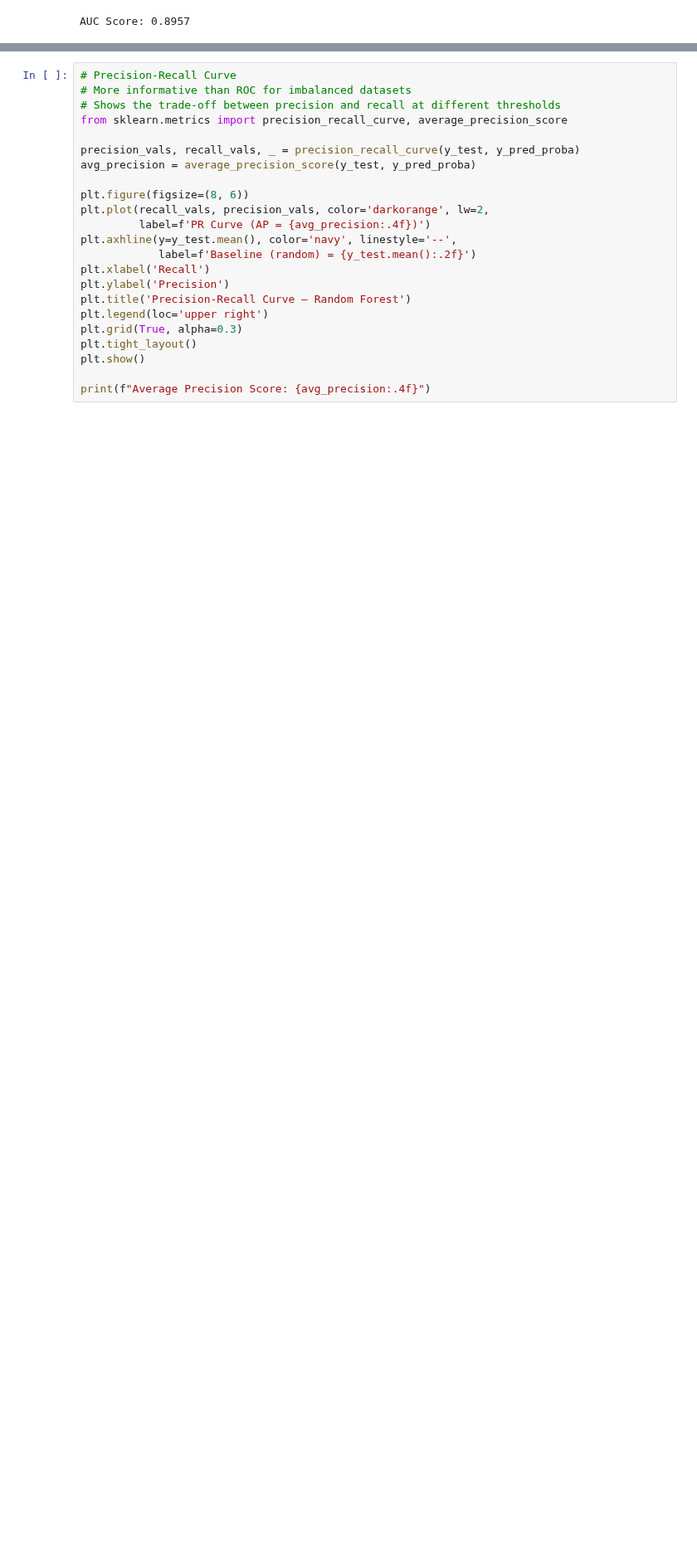
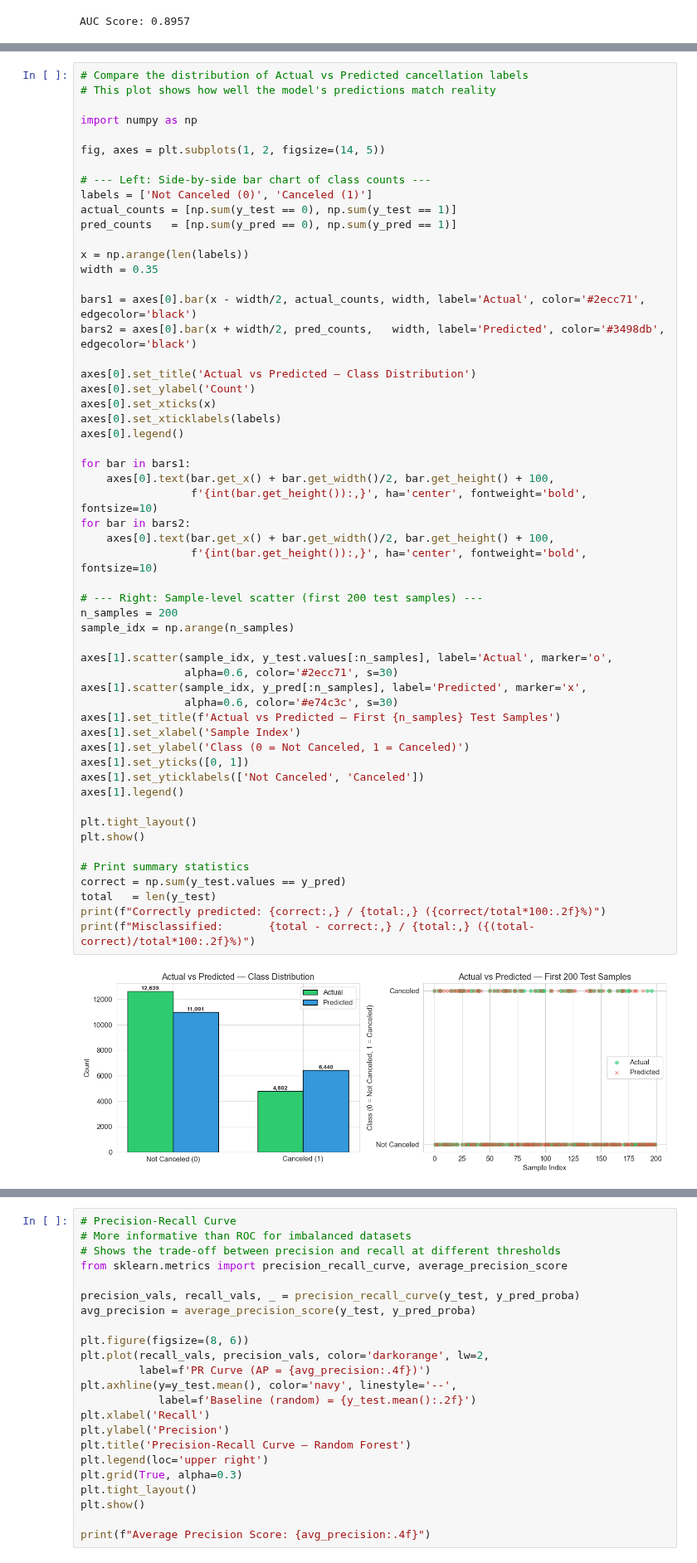
Before and after one commit to elladeniya-dev/ML-Predictive-Analysis, a Jupyter notebook: RandomForest.ipynb, the cells around one changed output, grey strips where cells are left out. Shown at 83% size. Saved outputs shown, nothing was run; the diff lists cells and outputs as text; blank space fills up the shorter version.

```diff
--- a/RandomForest.ipynb
+++ b/RandomForest.ipynb
@@ -732,0 +735,57 @@ AUC Score: 0.8957
+# %%
+# Compare the distribution of Actual vs Predicted cancellation labels
+# This plot shows how well the model's predictions match reality
+
+import numpy as np
+
+fig, axes = plt.subplots(1, 2, figsize=(14, 5))
+
+# --- Left: Side-by-side bar chart of class counts ---
+labels = ['Not Canceled (0)', 'Canceled (1)']
+actual_counts = [np.sum(y_test == 0), np.sum(y_test == 1)]
+pred_counts   = [np.sum(y_pred == 0), np.sum(y_pred == 1)]
+
+x = np.arange(len(labels))
+width = 0.35
+
+bars1 = axes[0].bar(x - width/2, actual_counts, width, label='Actual', color='#2ecc71', edgecolor='black')
+bars2 = axes[0].bar(x + width/2, pred_counts,   width, label='Predicted', color='#3498db', edgecolor='black')
+
+axes[0].set_title('Actual vs Predicted — Class Distribution')
+axes[0].set_ylabel('Count')
+axes[0].set_xticks(x)
+axes[0].set_xticklabels(labels)
+axes[0].legend()
+
+for bar in bars1:
+    axes[0].text(bar.get_x() + bar.get_width()/2, bar.get_height() + 100,
+                 f'{int(bar.get_height()):,}', ha='center', fontweight='bold', fontsize=10)
+for bar in bars2:
+    axes[0].text(bar.get_x() + bar.get_width()/2, bar.get_height() + 100,
+                 f'{int(bar.get_height()):,}', ha='center', fontweight='bold', fontsize=10)
+
+# --- Right: Sample-level scatter (first 200 test samples) ---
+n_samples = 200
+sample_idx = np.arange(n_samples)
+
+axes[1].scatter(sample_idx, y_test.values[:n_samples], label='Actual', marker='o',
+                alpha=0.6, color='#2ecc71', s=30)
+axes[1].scatter(sample_idx, y_pred[:n_samples], label='Predicted', marker='x',
+                alpha=0.6, color='#e74c3c', s=30)
+axes[1].set_title(f'Actual vs Predicted — First {n_samples} Test Samples')
+axes[1].set_xlabel('Sample Index')
+axes[1].set_ylabel('Class (0 = Not Canceled, 1 = Canceled)')
+axes[1].set_yticks([0, 1])
+axes[1].set_yticklabels(['Not Canceled', 'Canceled'])
+axes[1].legend()
+
+plt.tight_layout()
+plt.show()
+
+# Print summary statistics
+correct = np.sum(y_test.values == y_pred)
+total   = len(y_test)
+print(f"Correctly predicted: {correct:,} / {total:,} ({correct/total*100:.2f}%)")
+print(f"Misclassified:       {total - correct:,} / {total:,} ({(total-correct)/total*100:.2f}%)")
+# %% [output]
+[figure, added]
```
Also changed, not shown: parts of 2 cells of this notebook.
